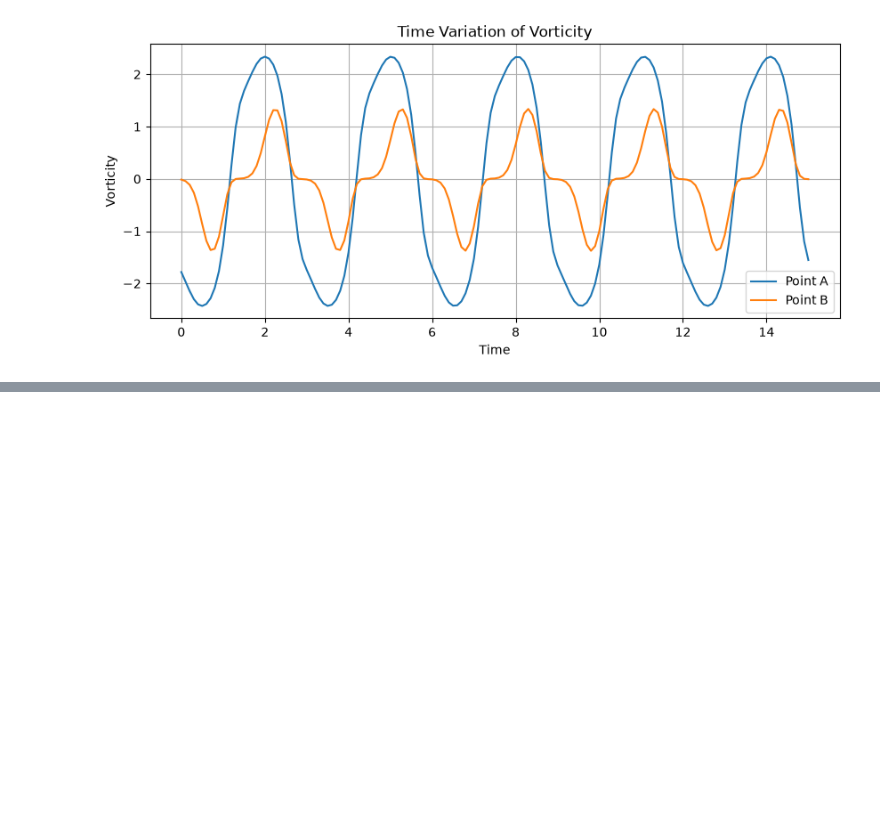
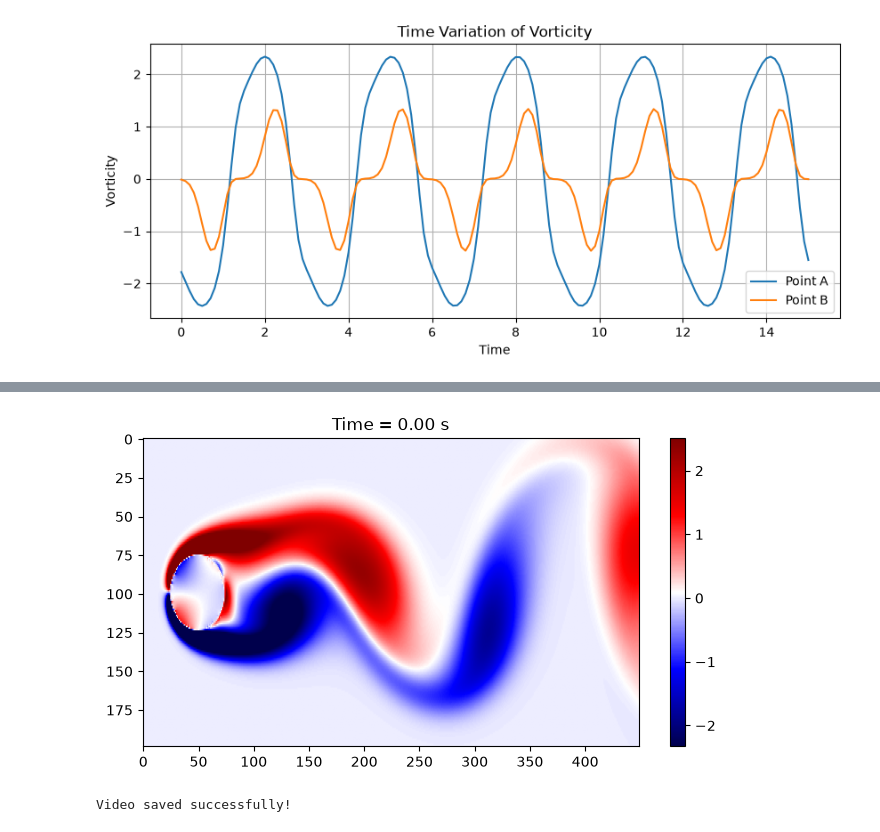
Before and after one commit to am25m005-design/computational-datadriven-self, a Jupyter notebook: svdVOTi.ipynb, the cells around one changed output, grey strips where cells are left out. Drawn from its saved outputs; the diff is of its cells as text; code cells hidden in the pictures; blank space fills up the shorter version.

```diff
--- a/svdVOTi.ipynb
+++ b/svdVOTi.ipynb
@@ -104 +141,68 @@ plt.show()
+# %%
+K_mean = np.mean(K, axis=1, keepdims=True)
+K_fluct = K - K_mean
+
+
+# with mean
+
+fig, ax = plt.subplots(figsize=(8,4))
+
+frame =K_fluct[:, 0].reshape(199, 449, order='F')
+
+im = ax.imshow(frame, cmap='seismic', aspect='auto')
+
+plt.colorbar(im, ax=ax)
+
+for i in range(151):
+
+    frame = K[:, i].reshape(199, 449, order='F')
+
+    im.set_data(frame)        # Update only the image
+    time = i * 0.1
+    ax.set_title("Time = {:.2f} s".format(time))
+
+    plt.pause(0.01)
+
+plt.show()
+# %% [output]
+[figure, added]
+# %%
+
+
+fig, ax = plt.subplots(figsize=(8,4))
+
+frame = K_fluct[:,0].reshape(199,449,order='F')
+
+im = ax.imshow(frame,
+               cmap='seismic',
+               origin='lower',
+               aspect='auto')
+
+plt.colorbar(im, ax=ax)
+
+def update(i):
+
+    frame = K[:,i].reshape(199,449,order='F')
+
+    im.set_data(frame)
+
+    ax.set_title(f"Time = {i*0.1:.2f} s")
+
+    return [im]
+
+ani = FuncAnimation(fig,
+                    update,
+                    frames=151,
+                    interval=100,
+                    blit=True)
+
+writer = FFMpegWriter(fps=10)
+
+ani.save("vorticity2.mp4", writer=writer)
+
+plt.close()
+
+print("Video saved successfully!")
+# %% [output]
+Video saved successfully!
 # %%
```
Also changed, not shown: parts of 11 cells of this notebook.
